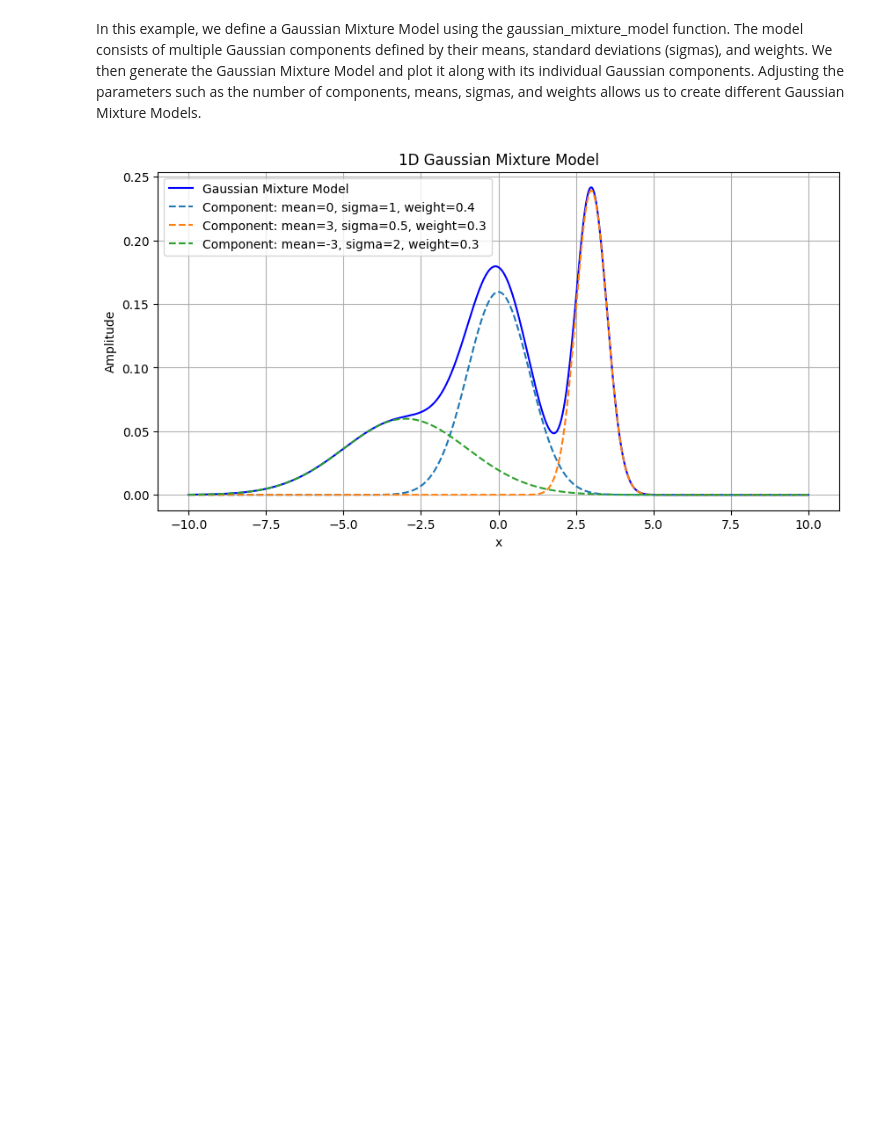
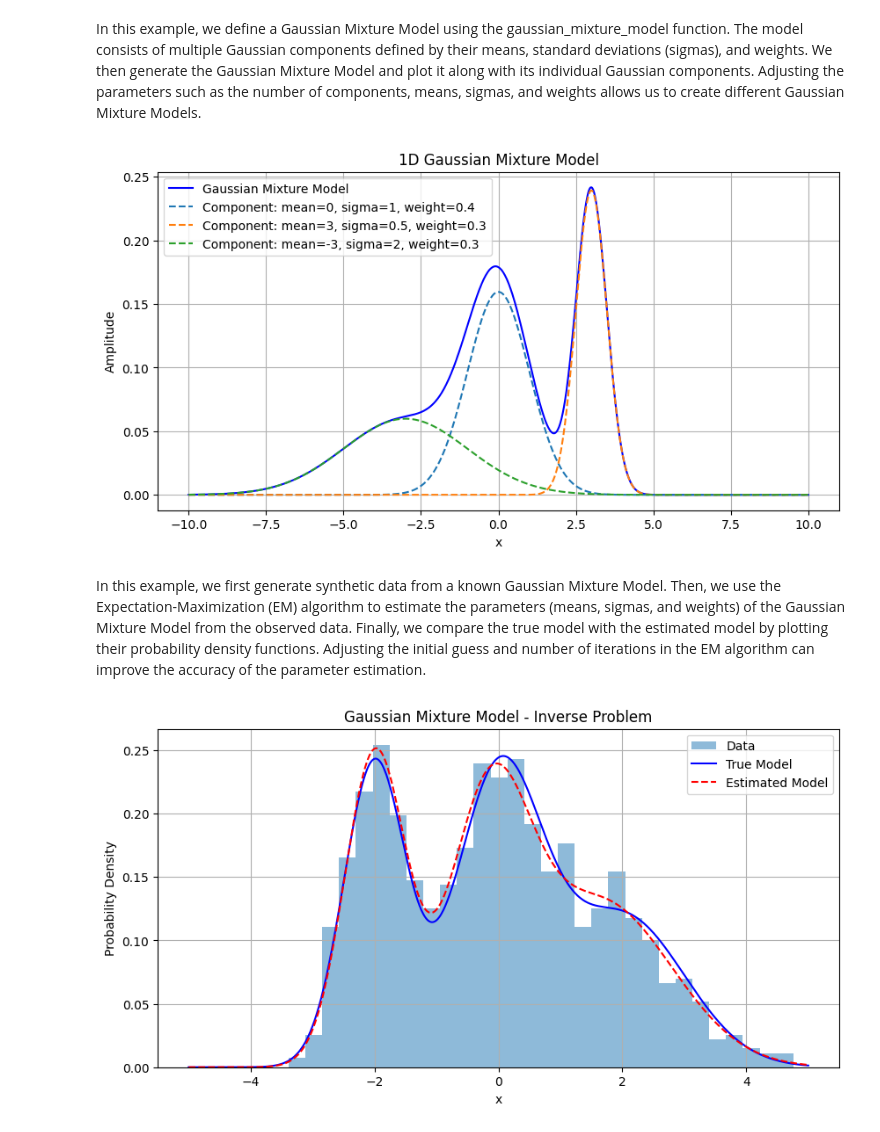
Before and after one commit to tccnchsu/PDE, a Jupyter notebook: A_sine_function_can_be_approximated_by_a_series_of_Gaussian_functions.ipynb, the cells around one changed output. Drawn from its saved outputs; the diff is of its cells as text; code cells hidden in the pictures; blank space fills up the shorter version.

```diff
--- a/A_sine_function_can_be_approximated_by_a_series_of_Gaussian_functions.ipynb
+++ b/A_sine_function_can_be_approximated_by_a_series_of_Gaussian_functions.ipynb
@@ -162,3 +162,76 @@ plt.grid(True)
 plt.show()
 # %% [output]
 [figure]
+# %% [markdown]
+In this example, we first generate synthetic data from a known Gaussian Mixture Model. Then, we use the Expectation-Maximization (EM) algorithm to estimate the parameters (means, sigmas, and weights) of the Gaussian Mixture Model from the observed data. Finally, we compare the true model with the estimated model by plotting their probability density functions. Adjusting the initial guess and number of iterations in the EM algorithm can improve the accuracy of the parameter estimation.
+# %%
+import numpy as np
+import matplotlib.pyplot as plt
+from scipy.stats import norm
+
+# Define the Gaussian function with amplitude parameter
+def gaussian_1d(x, x0, sigma, amplitude):
+    exponent = -((x - x0) ** 2) / (2 * sigma ** 2)
+    return amplitude * np.exp(exponent) / (np.sqrt(2 * np.pi) * sigma)
+
+# Define 1D Gaussian Mixture Model
+def gaussian_mixture_model(x, means, sigmas, weights):
+    mixture = np.zeros_like(x)
+    for mean, sigma, weight in zip(means, sigmas, weights):
+        mixture += gaussian_1d(x, mean, sigma, weight)
+    return mixture
+
+# Generate synthetic data from a Gaussian Mixture Model
+np.random.seed(0)
+true_means = [-2, 0, 2]
+true_sigmas = [0.5, 0.7, 1]
+true_weights = [0.3, 0.4, 0.3]
+num_samples = 1000
+
+# Generate data points
+data = np.concatenate([np.random.normal(mean, sigma, int(weight * num_samples)) for mean, sigma, weight in zip(true_means, true_sigmas, true_weights)])
+
+# Initial guess for parameters (randomly chosen)
+initial_means = [-1, 0, 1]
+initial_sigmas = [1, 1, 1]
+initial_weights = [0.3, 0.3, 0.4]
+
+# Perform Expectation-Maximization (EM) algorithm to estimate parameters
+def expectation_maximization(data, initial_means, initial_sigmas, initial_weights, num_iterations=100):
+    means = np.array(initial_means)
+    sigmas = np.array(initial_sigmas)
+    weights = np.array(initial_weights)
+
+    num_components = len(means)
+    num_data = len(data)
+
+    for _ in range(num_iterations):
+        # E-step: compute responsibility matrix
+        resp = np.zeros((num_data, num_components))
+        for i in range(num_components):
+            resp[:, i] = norm.pdf(data, loc=means[i], scale=sigmas[i]) * weights[i]
+        resp /= resp.sum(axis=1, keepdims=True)
+
+        # M-step: update parameters
+        weights = resp.sum(axis=0) / num_data
+        means = np.dot(resp.T, data) / resp.sum(axis=0)
+        sigmas = np.sqrt(np.sum(resp * (data[:, np.newaxis] - means) ** 2, axis=0) / (resp.sum(axis=0)))
+
+    return means, sigmas, weights
+
+estimated_means, estimated_sigmas, estimated_weights = expectation_maximization(data, initial_means, initial_sigmas, initial_weights)
+
+# Plot original data and estimated Gaussian Mixture Model
+x_values = np.linspace(-5, 5, 1000)
+plt.figure(figsize=(10, 5))
+plt.hist(data, bins=30, density=True, alpha=0.5, label='Data')
+plt.plot(x_values, gaussian_mixture_model(x_values, true_means, true_sigmas, true_weights), color='blue', label='True Model')
+plt.plot(x_values, gaussian_mixture_model(x_values, estimated_means, estimated_sigmas, estimated_weights), color='red', linestyle='--', label='Estimated Model')
+plt.title('Gaussian Mixture Model - Inverse Problem')
+plt.xlabel('x')
+plt.ylabel('Probability Density')
+plt.legend()
+plt.grid(True)
+plt.show()
+# %% [output]
+[figure, added]
```
